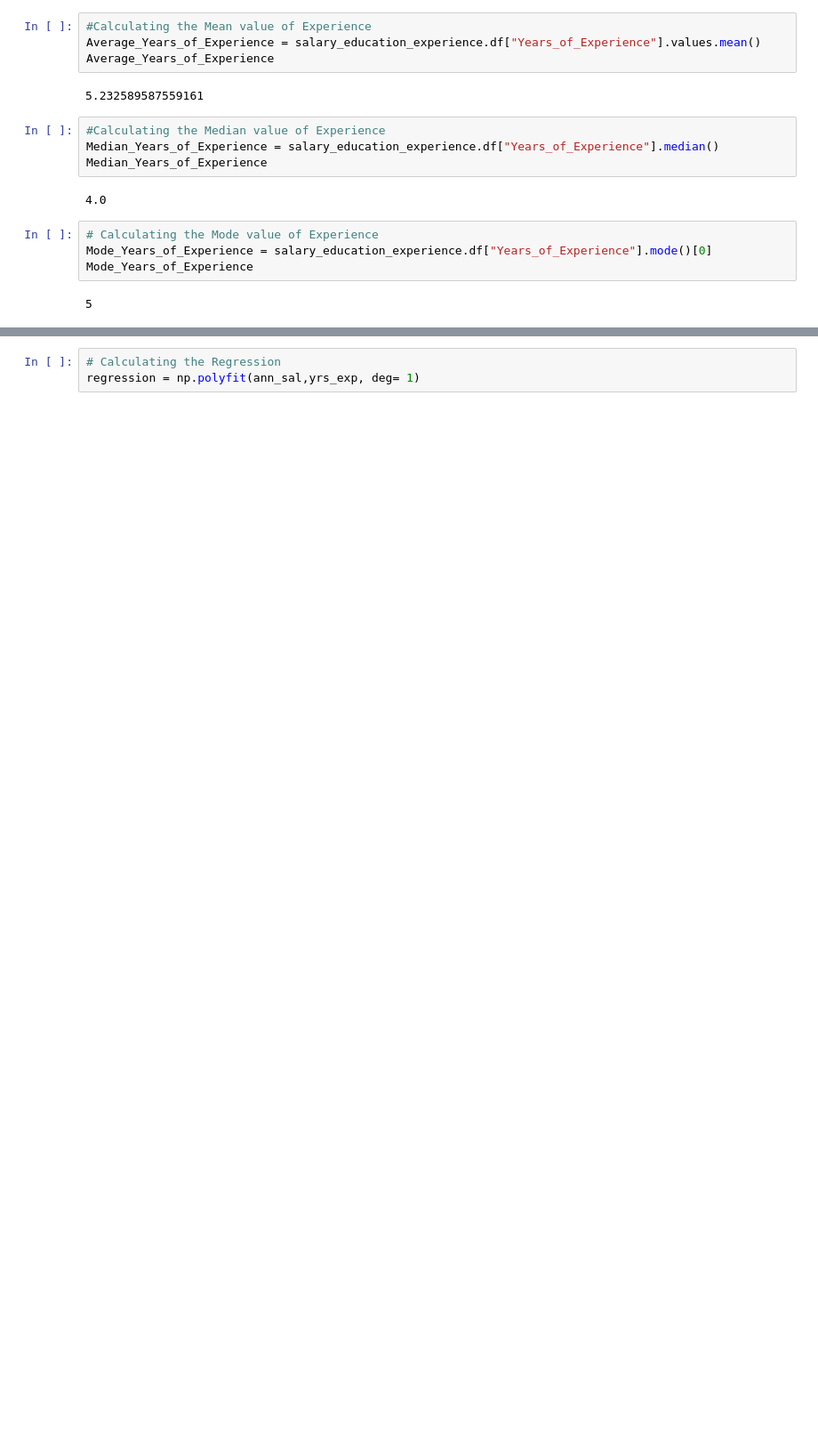
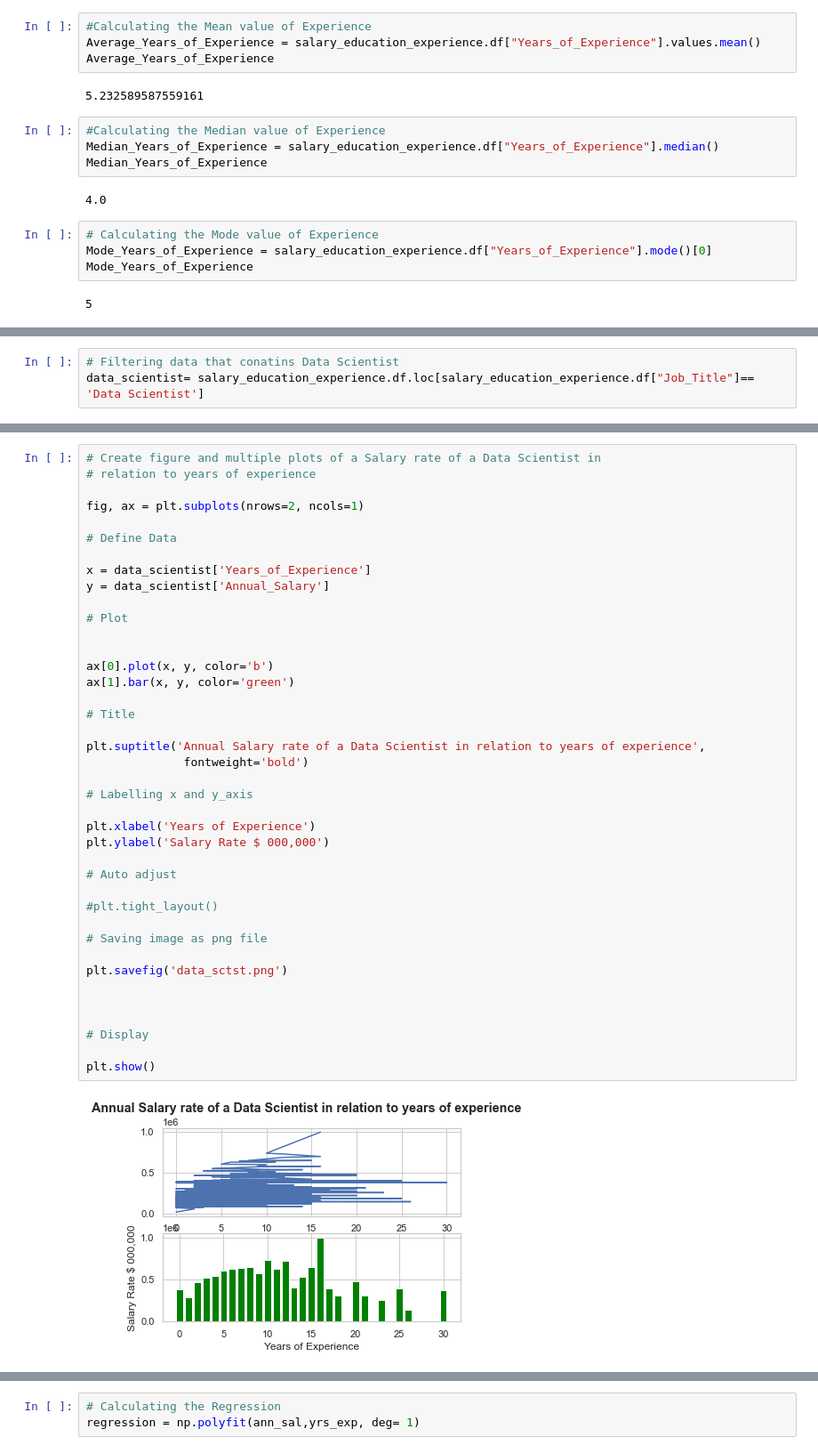
Before and after one commit to rita-s/Data_Analysis_Project_1, a Jupyter notebook: HR_Hackers.ipynb, the cells around one changed output, grey strips where cells are left out. Shown: that part at 89% size. Cells and saved outputs as stored; diff of their text form; blank space fills up the shorter version.

```diff
--- a/HR_Hackers.ipynb
+++ b/HR_Hackers.ipynb
@@ -526,0 +657,3 @@ job_title_loc_df = salary_education_experience.df.groupby(salary_education_exper
+# %%
+# Filtering data that conatins Data Scientist
+data_scientist= salary_education_experience.df.loc[salary_education_experience.df["Job_Title"]== 'Data Scientist']
@@ -526,0 +684,42 @@ job_title_loc_df = salary_education_experience.df.groupby(salary_education_exper
+# %%
+# Create figure and multiple plots of a Salary rate of a Data Scientist in
+# relation to years of experience
+
+fig, ax = plt.subplots(nrows=2, ncols=1)
+
+# Define Data
+
+x = data_scientist['Years_of_Experience']
+y = data_scientist['Annual_Salary']
+
+# Plot
+
+
+ax[0].plot(x, y, color='b')
+ax[1].bar(x, y, color='green')
+
+# Title
+
+plt.suptitle('Annual Salary rate of a Data Scientist in relation to years of experience',
+              fontweight='bold')
+
+# Labelling x and y_axis
+
+plt.xlabel('Years of Experience')
+plt.ylabel('Salary Rate $ 000,000')
+
+# Auto adjust
+
+#plt.tight_layout()
+
+# Saving image as png file
+
+plt.savefig('data_sctst.png')
+
+
+
+# Display
+
+plt.show()
+# %% [output]
+[figure, added]
```
Also changed, not shown: parts of 45 cells of this notebook.
